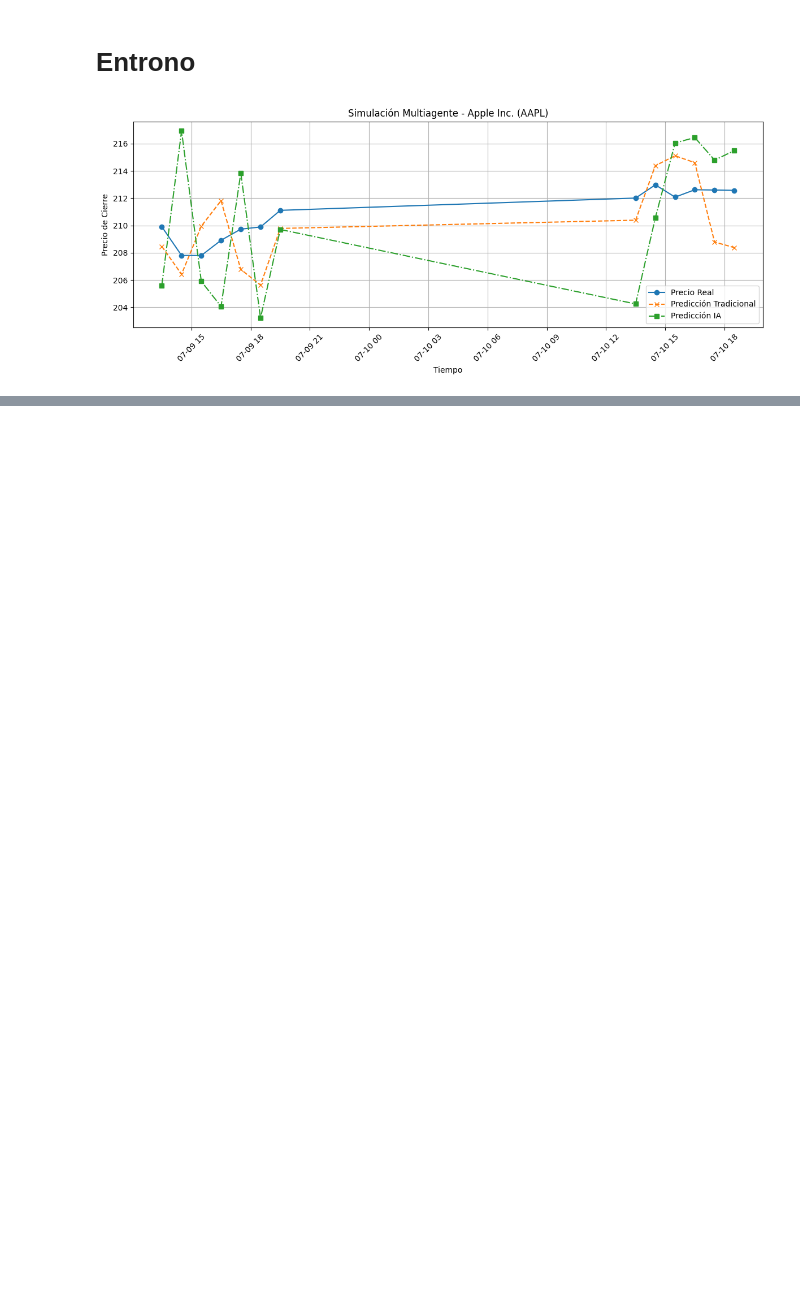
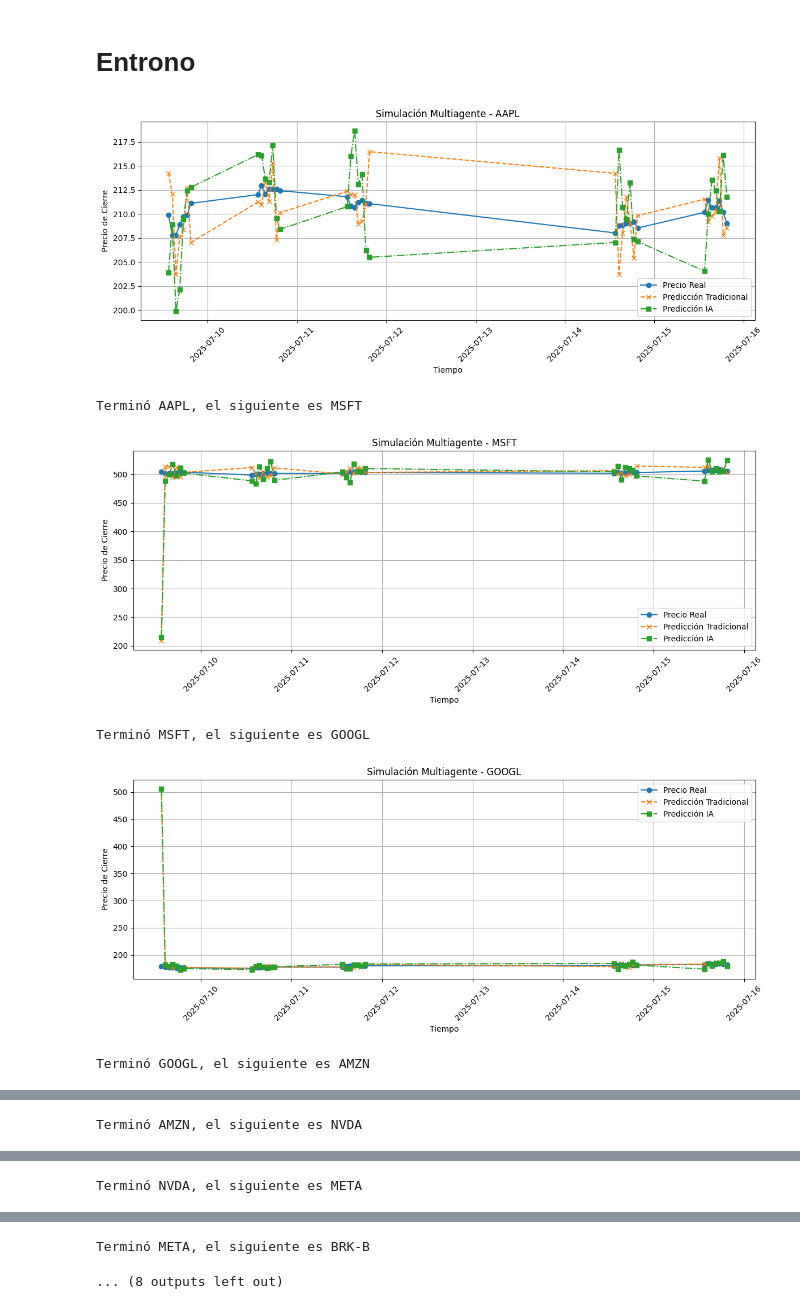
Before and after one commit to Sergi0tero/FUMU, a Jupyter notebook: main.ipynb, the cells around one changed output, grey strips where cells are left out. Drawn from its saved outputs; the diff is of its cells as text; code cells hidden in the pictures; blank space fills up the shorter version.

```diff
--- a/main.ipynb
+++ b/main.ipynb
@@ -51,6 +51,11 @@ class DataFetcher:
     def has_next(self):
         return self.index < len(self.df)
 
+    def get_next_ticker(self):
+        if self.index < len(self.df):
+            return self.df.iloc[self.index]['Ticker']
+        return None
+
     def fetch_data(self):
         current = self.df.loc[self.index]
         self.index += 1
@@ -58,11 +63,10 @@ class DataFetcher:
 # ----------------------------
 # %%
 class traditionalAgent:
-    def __init__(self, broker, whiteboard, data_fetcher, df):
+    def __init__(self, broker, whiteboard, data_fetcher):
         self.broker = broker
         self.whiteboard = whiteboard
         self.broker.subscribe(self.group_traditional)
-        self.df = df
         self.data_fetcher = data_fetcher
 
     def group_traditional(self, data):
@@ -74,13 +78,15 @@ class traditionalAgent:
         pred2 = last_close * random.uniform(0.97, 1.03)
         avg = (pred1 + pred2) / 2
         self.whiteboard.write('trad_pred', avg)
+
+    def set_dataframe():
+        self.df = self.df
 # %%
 class agenteIA:
-    def __init__(self, broker, whiteboard, data_fetcher, df):
+    def __init__(self, broker, whiteboard, data_fetcher):
         self.broker = broker
         self.whiteboard = whiteboard
         self.broker.subscribe(self.group_ai)
-        self.df = df
         self.data_fetcher = data_fetcher
 
     def group_ai(self, data):
@@ -92,4 +98,7 @@ class agenteIA:
         pred2 = last_close * random.uniform(0.95, 1.05)
         avg = (pred1 + pred2) / 2
         self.whiteboard.write('ai_pred', avg)
+
+    def set_dataframe():
+        self.df = self.df
 # %%
@@ -155,12 +168,16 @@ class MarketEnvironment:
 # %%
 # ----------------------------
 # Main
 # ----------------------------
 if __name__ == "__main__":
     # Cargar datos
     df = pd.read_excel("historico_top10_indicadores_completos.xlsx")
-    df = df[df['Ticker'] == 'AAPL'].reset_index(drop=True)
     env = MarketEnvironment(df)
     env.run()
 # %% [output]
-[figure, old version]
+[figure, new version]
+Terminó AAPL, el siguiente es MSFT
+[figure, added]
+Terminó MSFT, el siguiente es GOOGL
+[figure, added]
+Terminó GOOGL, el siguiente es AMZN
@@ -166,0 +185 @@ if __name__ == "__main__":
+Terminó AMZN, el siguiente es NVDA
@@ -166,0 +187 @@ if __name__ == "__main__":
+Terminó NVDA, el siguiente es META
@@ -166,0 +189,2 @@ if __name__ == "__main__":
+Terminó META, el siguiente es BRK-B
+... (8 outputs left out)
```
Also changed, not shown: parts of 2 cells of this notebook, 10 other files.
